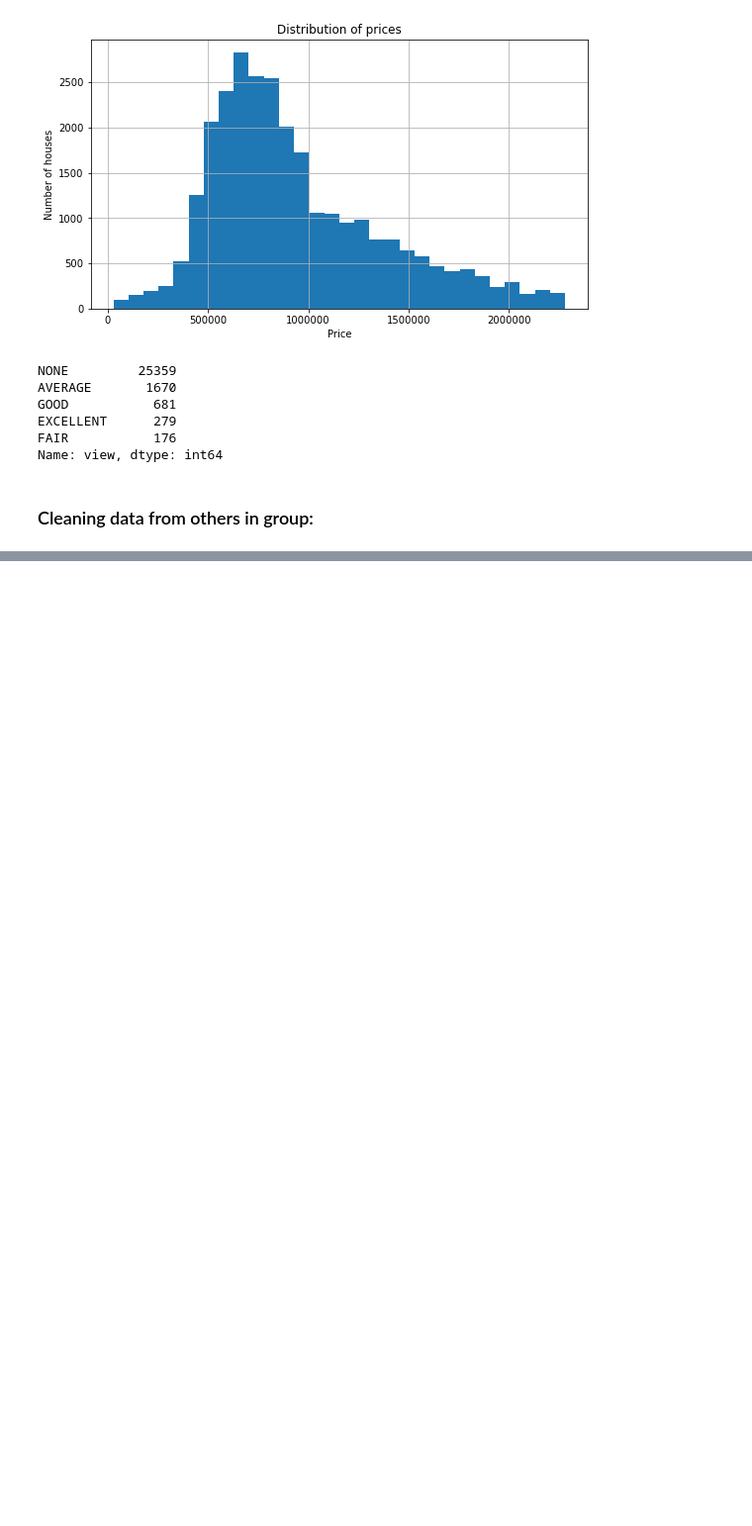
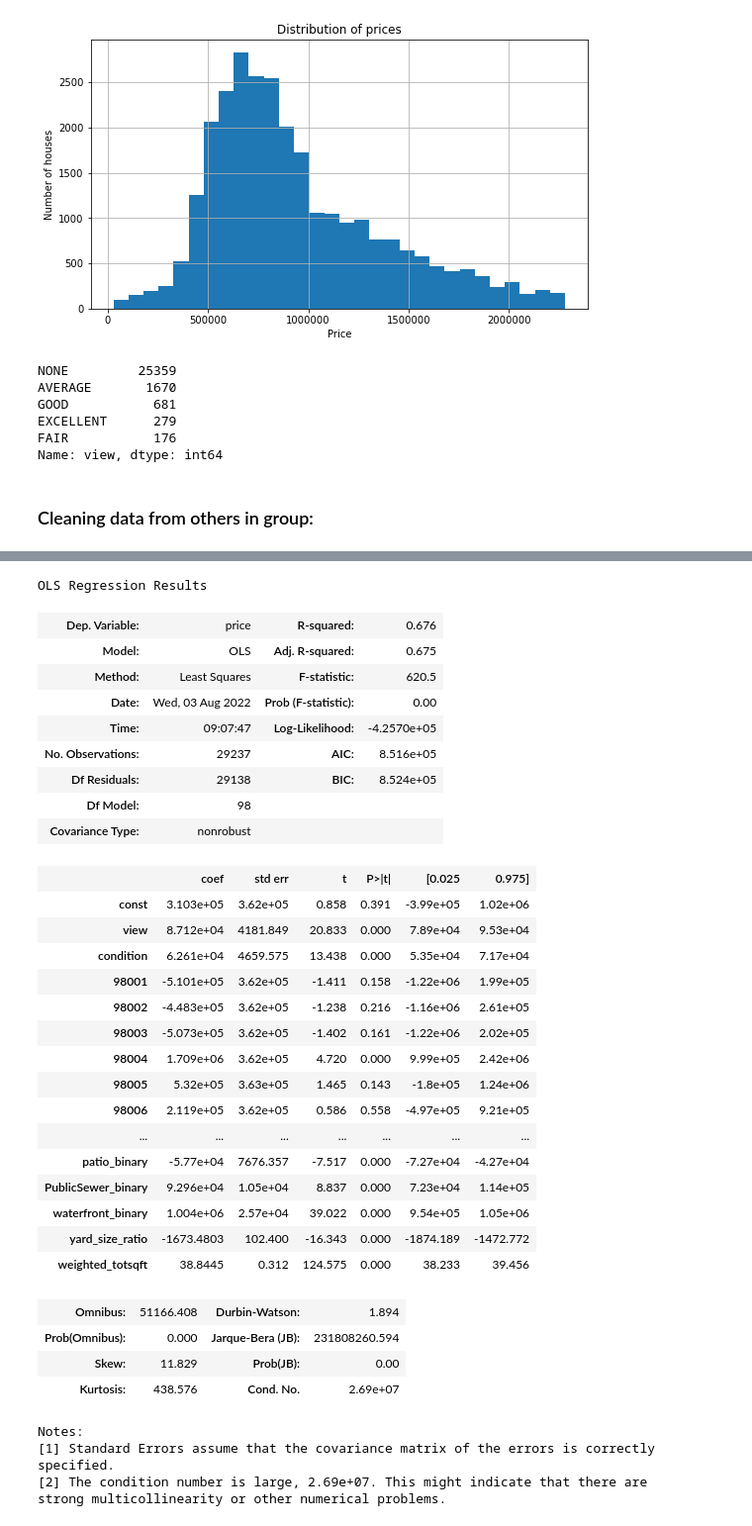
Before and after one commit to AliRampur/Phase-2-Group-Project, a Jupyter notebook: MitchA_EDA_Cleaning.ipynb, the cells around one changed output, grey strips where cells are left out. Shown at 99% size. Saved outputs shown, nothing was run; the diff lists cells and outputs as text; code cells hidden in the pictures; blank space fills up the shorter version.

```diff
--- a/MitchA_EDA_Cleaning.ipynb
+++ b/MitchA_EDA_Cleaning.ipynb
@@ -454,0 +1218,46 @@ results_full.summary()
+# %%
+# Try with weighted__totsqft
+X_train4 = X_train.drop(['weighted__livsqft', 'total_sqft', 'sqft_living', 'grade'], axis = 1)
+X = X_train4.drop(['price'], axis=1)
+y = X_train4['price']
+
+model = sm.OLS(y, sm.add_constant(X))
+
+results = model.fit()
+
+results.summary()
+# %% [output]
+OLS Regression Results
+| Dep. Variable: | price | R-squared: | 0.676 |
+| Model: | OLS | Adj. R-squared: | 0.675 |
+| Method: | Least Squares | F-statistic: | 620.5 |
+| Date: | Wed, 03 Aug 2022 | Prob (F-statistic): | 0.00 |
+| Time: | 09:07:47 | Log-Likelihood: | -4.2570e+05 |
+| No. Observations: | 29237 | AIC: | 8.516e+05 |
+| Df Residuals: | 29138 | BIC: | 8.524e+05 |
+| Df Model: | 98 |  |  |
+| Covariance Type: | nonrobust |  |  |
+|  | coef | std err | t | P>|t| | [0.025 | 0.975] |
+| const | 3.103e+05 | 3.62e+05 | 0.858 | 0.391 | -3.99e+05 | 1.02e+06 |
+| view | 8.712e+04 | 4181.849 | 20.833 | 0.000 | 7.89e+04 | 9.53e+04 |
+| condition | 6.261e+04 | 4659.575 | 13.438 | 0.000 | 5.35e+04 | 7.17e+04 |
+| 98001 | -5.101e+05 | 3.62e+05 | -1.411 | 0.158 | -1.22e+06 | 1.99e+05 |
+| 98002 | -4.483e+05 | 3.62e+05 | -1.238 | 0.216 | -1.16e+06 | 2.61e+05 |
+| 98003 | -5.073e+05 | 3.62e+05 | -1.402 | 0.161 | -1.22e+06 | 2.02e+05 |
+| 98004 | 1.709e+06 | 3.62e+05 | 4.720 | 0.000 | 9.99e+05 | 2.42e+06 |
+| 98005 | 5.32e+05 | 3.63e+05 | 1.465 | 0.143 | -1.8e+05 | 1.24e+06 |
+| 98006 | 2.119e+05 | 3.62e+05 | 0.586 | 0.558 | -4.97e+05 | 9.21e+05 |
+| ... | ... | ... | ... | ... | ... | ... |
+| patio_binary | -5.77e+04 | 7676.357 | -7.517 | 0.000 | -7.27e+04 | -4.27e+04 |
+| PublicSewer_binary | 9.296e+04 | 1.05e+04 | 8.837 | 0.000 | 7.23e+04 | 1.14e+05 |
+| waterfront_binary | 1.004e+06 | 2.57e+04 | 39.022 | 0.000 | 9.54e+05 | 1.05e+06 |
+| yard_size_ratio | -1673.4803 | 102.400 | -16.343 | 0.000 | -1874.189 | -1472.772 |
+| weighted_totsqft | 38.8445 | 0.312 | 124.575 | 0.000 | 38.233 | 39.456 |
+| Omnibus: | 51166.408 | Durbin-Watson: | 1.894 |
+| Prob(Omnibus): | 0.000 | Jarque-Bera (JB): | 231808260.594 |
+| Skew: | 11.829 | Prob(JB): | 0.00 |
+| Kurtosis: | 438.576 | Cond. No. | 2.69e+07 |
+Notes:
+[1] Standard Errors assume that the covariance matrix of the errors is correctly specified.
+[2] The condition number is large, 2.69e+07. This might indicate that there are
+strong multicollinearity or other numerical problems.
```
Also changed, not shown: parts of 18 cells of this notebook, 1 other file.
